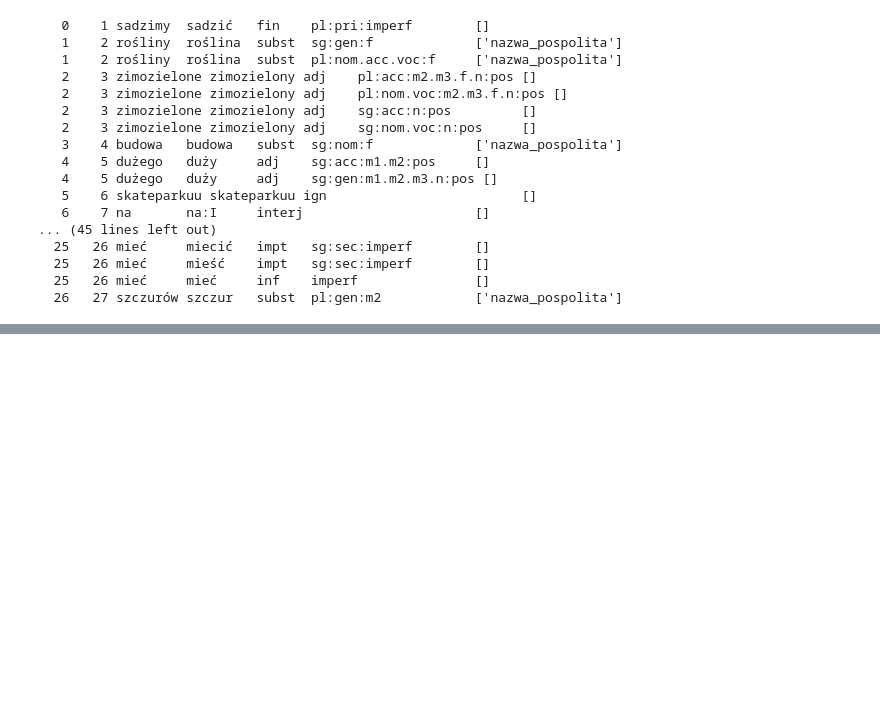
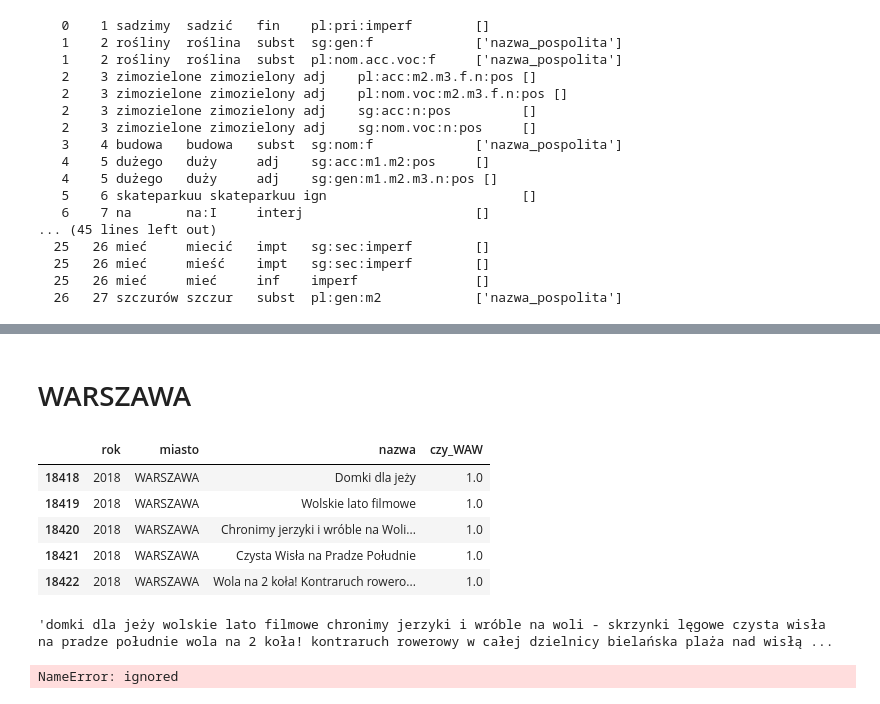
Before and after one commit to malowana/NLP_budzet_obywatelski, a Jupyter notebook: BO_analiza_morfologiczna2.ipynb, the cells around one changed output, grey strips where cells are left out. Drawn from its saved outputs; the diff is of its cells as text; code cells hidden in the pictures; blank space fills up the shorter version.

```diff
--- a/BO_analiza_morfologiczna2.ipynb
+++ b/BO_analiza_morfologiczna2.ipynb
@@ -103,0 +142,32 @@ for analysis in morf.analyse("sadzimy rośliny zimozielone budowa dużego skatep
+# %% [markdown]
+# WARSZAWA
+# %%
+df_waw = df[df['miasto'] == 'WARSZAWA']
+df_waw.head()
+# %% [output]
+|  | rok | miasto | nazwa | czy_WAW |
+| 18418 | 2018 | WARSZAWA | Domki dla jeży | 1.0 |
+| 18419 | 2018 | WARSZAWA | Wolskie lato filmowe | 1.0 |
+| 18420 | 2018 | WARSZAWA | Chronimy jerzyki i wróble na Woli... | 1.0 |
+| 18421 | 2018 | WARSZAWA | Czysta Wisła na Pradze Południe | 1.0 |
+| 18422 | 2018 | WARSZAWA | Wola na 2 koła! Kontraruch rowero... | 1.0 |
+# %%
+#zlaczenie wszystkich nazw w jeden string
+#df_waw['nazwa'] = df_waw['nazwa'].apply(str)
+docs_waw = ' '.join(df_waw.nazwa)
+docs_waw = docs_waw.lower()
+docs_waw
+# %% [output]
+'domki dla jeży wolskie lato filmowe chronimy jerzyki i wróble na woli - skrzynki lęgowe czysta wisła na pradze południe wola na 2 koła! kontraruch rowerowy w całej dzielnicy bielańska plaża nad wisłą ...
+# %%
+for analysis in morf.analyse(docs_waw):
+  # na wyjściu z morf.analyse dostajemy listę interpretacji, niektóre tokeny mogą mieć więcej niż jedną interpretację, jak tu z tokenem "życia"
+  start_ind, end_ind, interp = analysis
+  form, lemma, tag, qualifiers, _ = interp
+
+  attribs = ['start_ind', 'end_ind', 'form', 'lemma', 'pos', 'feats', 'str(qualifiers)']
+  table = [{att:tok.__getattribute__(att) for att in attribs} for tok in analysis2]
+  df_waw_morf = pd.DataFrame(table)
+  print(df_waw_morf[attribs])
+# %% [output]
+NameError: ignored
```
Also changed, not shown: parts of 11 cells of this notebook.
